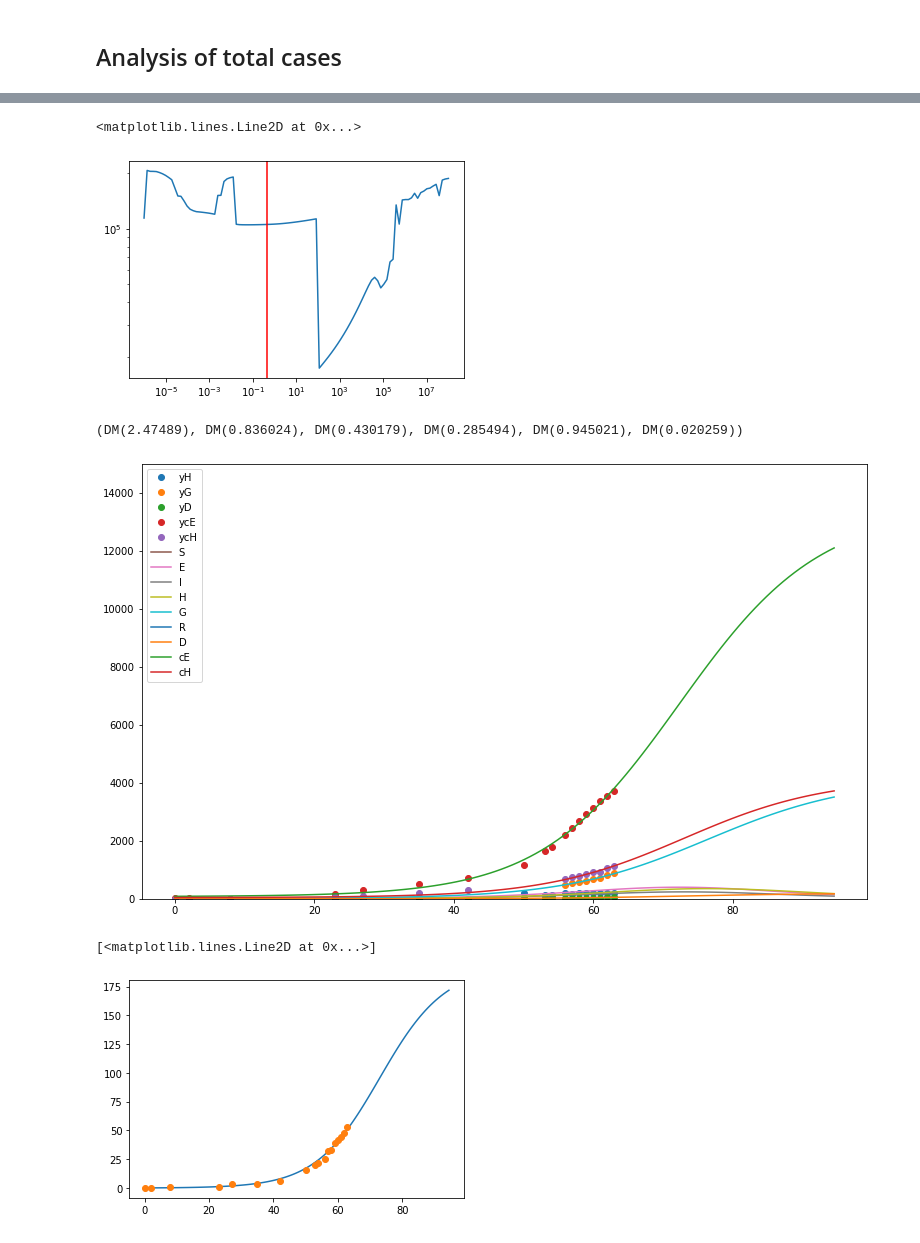
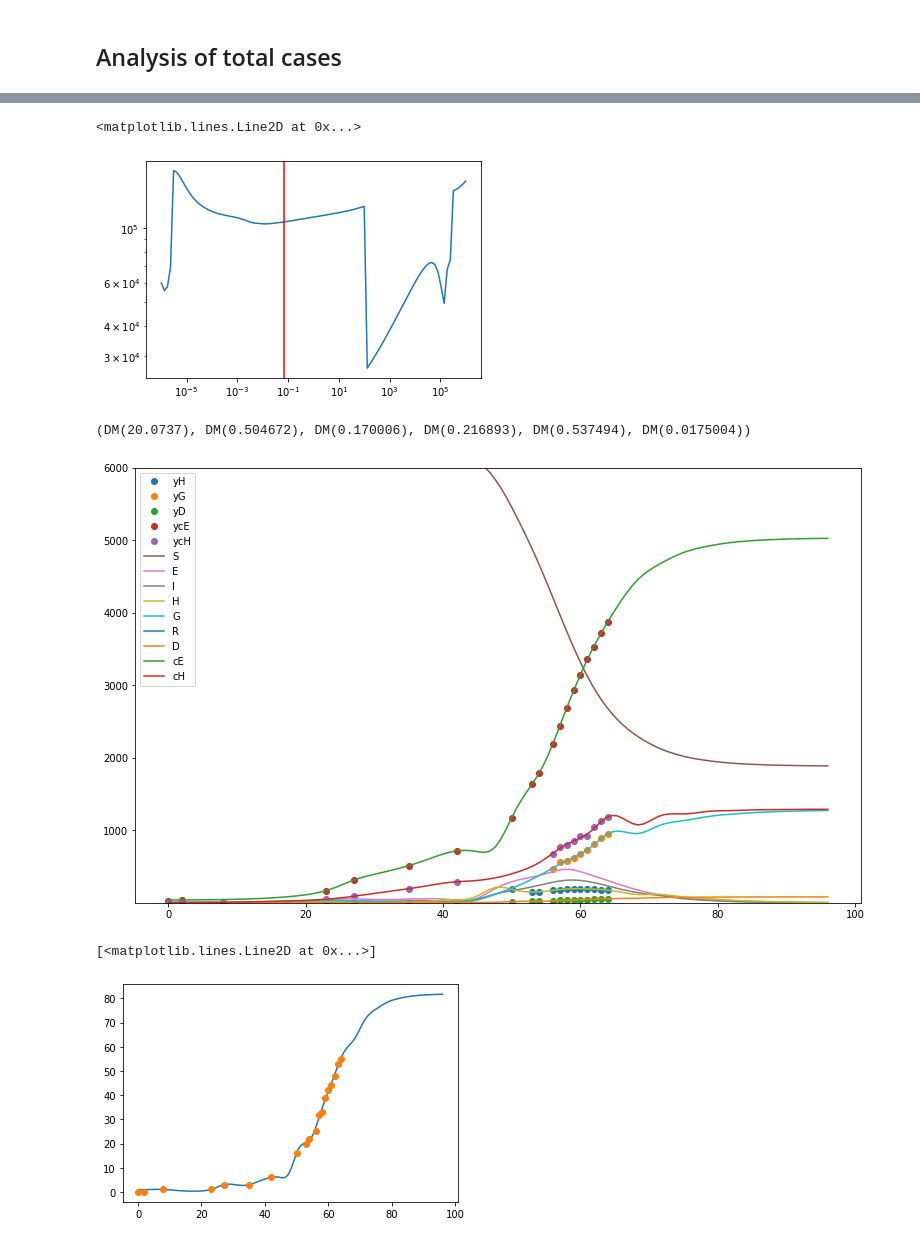
Before and after one commit to dwu402/pypei, a Jupyter notebook: samoa-data.ipynb, the cells around one changed output, grey strips where cells are left out. Cells and saved outputs as stored; diff of their text form; code cells hidden in the pictures.

```diff
--- a/samoa-data.ipynb
+++ b/samoa-data.ipynb
@@ -39,14 +39,14 @@ def seir(t, y, p):
         e*I
     ]
 # %%
-time = [0,2,8,23,27,35,42,50,53,54,56,57,58, 59,60,61,62,63]
+time = [0,2,8,23,27,35,42,50,53,54,56,57,58, 59,60,61,62,63, 64]
 S = [141105] + [None]*(len(time)-1)
 R = [54874] + [None]*(len(time)-1)
-H = [0, 0, 0, 11, None, None, None, 189, 147, 147, 183, 176, 193,  190, 197, 189, 191, 183]
-G = [4, 7, 7, 37, None, None, None, None, None, None, 471, 558, 572,  620, 676, 727, 809, 893]
-D = [0, 0, 1, 1, 3, 3, 6, 16, 20, 22, 25, 32, 33,  39, 42, 44, 48, 53]
-cE = [28, 36, None, 169, 314, 513, 716, 1174, 1644, 1797, 2194, 2437, 2686,  2936, 3149, 3357, 3530, 3728]
-cH = [4, 7, 8, 49, 91, 195, 290, None, None, None, 679, 766, 798,  849, 915, 915, 1048, 1129]
+H = [0, 0, 0, 11, None, None, None, 189, 147, 147, 183, 176, 193,  190, 197, 189, 191, 183,  174]
+G = [4, 7, 7, 37, None, None, None, None, None, None, 471, 558, 572,  620, 676, 727, 809, 893,  949]
+D = [0, 0, 1, 1, 3, 3, 6, 16, 20, 22, 25, 32, 33,  39, 42, 44, 48, 53,  55]
+cE = [28, 36, None, 169, 314, 513, 716, 1174, 1644, 1797, 2194, 2437, 2686,  2936, 3149, 3357, 3530, 3728,  3881]
+cH = [4, 7, 8, 49, 91, 195, 290, None, None, None, 679, 766, 798,  849, 915, 915, 1048, 1129,  1178]
 
 plt.plot(time, H, 'o', time, G, 'o', time, D, 'o', time, cE, 'o', time , cH, 'o')
 plt.legend("HGDRA")
@@ -61,9 +61,13 @@ plt.plot(time,[d/ce if ce else None for d,ce in zip(D,cE)],'o')
 # %%
 data_pd = np.vstack([H, G, D, cE, cH]).astype(float).T
-p0 = [1.5, 1/8, 0, 1/8, 1/8, 0.02]
+start = 2
+data_time = time[start:]
+data_pd = data_pd[start:,:]
+
+p0 = [1.5, 1e-6, 0, 1e-6, 1e-6, 0.015]
 config = {
-    "grid_size": 59*2,
-    "basis_number": 29,
+    "grid_size": 63*2,
+    "basis_number": 31,
     "model_form": {
         "state": 9,
         "parameters": 6
@@ -71,11 +75,11 @@ config = {
     "time_span": [time[0], time[-1]*1.5],
     "knot_function": None,
     "model": seir,
-    "dataset": {"y": data_pd, "t": np.array(time)},
+    "dataset": {"y": data_pd, "t": np.array(data_time)},
     "observation_vector": [3,4,6,7,8],
     "weightings":[
         [1]*9,
-        [1]*len(time)
+        [1]*len(data_time)
     ],
     "regularisation_value": copy(p0),
 }
@@ -109,7 +113,7 @@ getp = ca.Function('getx', [solver_setup['x']], model.ps)
 c0 = [2500*np.ones(config['basis_number']) for _ in range(9)]
 x0 = np.hstack([*c0, p0])
 lbx = [-np.inf]*(config['basis_number']*9) + [0]*len(config['regularisation_value'])
-alpha = 1e2
+alpha = 1e1
 # %%
 pure_solve = solver(x0=x0, p=[0, 0], lbx=lbx, lbg=0)
 # %% [output]
@@ -141,5 +145,5 @@ plt.ylim([0, 3000])
 # %%
-prange = np.logspace(-6, 8, num=100)
+prange = np.logspace(-6, 6, num=100)
 sols = []
 xguess = x0
 for p in prange:
@@ -203,23 +218,22 @@ plt.loglog(prange, [getN(i) for i,_ in enumerate(prange)])
 plt.axvline(prange[idx], color='r')
 # %% [output]
 <matplotlib.lines.Line2D at 0x...>
-[figure, old version]
+[figure, new version]
 # %%
-idx = 80
 fig, ax=plt.subplots(figsize=[13, 8])
 for data_dots in [H,G,D,cE,cH]:
     ax.plot(time, data_dots, 'o')
 for data_stripe in getx(sols[idx]['x']):
     ax.plot(model.observation_times, data_stripe)
 plt.legend(['yH', 'yG', 'yD', 'ycE', 'ycH', 'S', 'E', 'I', 'H', 'G', 'R', 'D', 'cE', 'cH'])
-plt.ylim([0, 15000])
+plt.ylim([1e-5, 6000])
 print(getp(sols[idx]['x']))
 # %% [output]
-(DM(2.47489), DM(0.836024), DM(0.430179), DM(0.285494), DM(0.945021), DM(0.020259))
+(DM(20.0737), DM(0.504672), DM(0.170006), DM(0.216893), DM(0.537494), DM(0.0175004))
-[figure, old version]
+[figure, new version]
 # %%
 plt.plot(model.observation_times, getx(sols[idx]['x'])[6])
 plt.plot(time, D, 'o')
 # %% [output]
 [<matplotlib.lines.Line2D at 0x...>]
-[figure, old version]
+[figure, new version]
```
Also changed, not shown: parts of 13 cells of this notebook, 1 other file.
